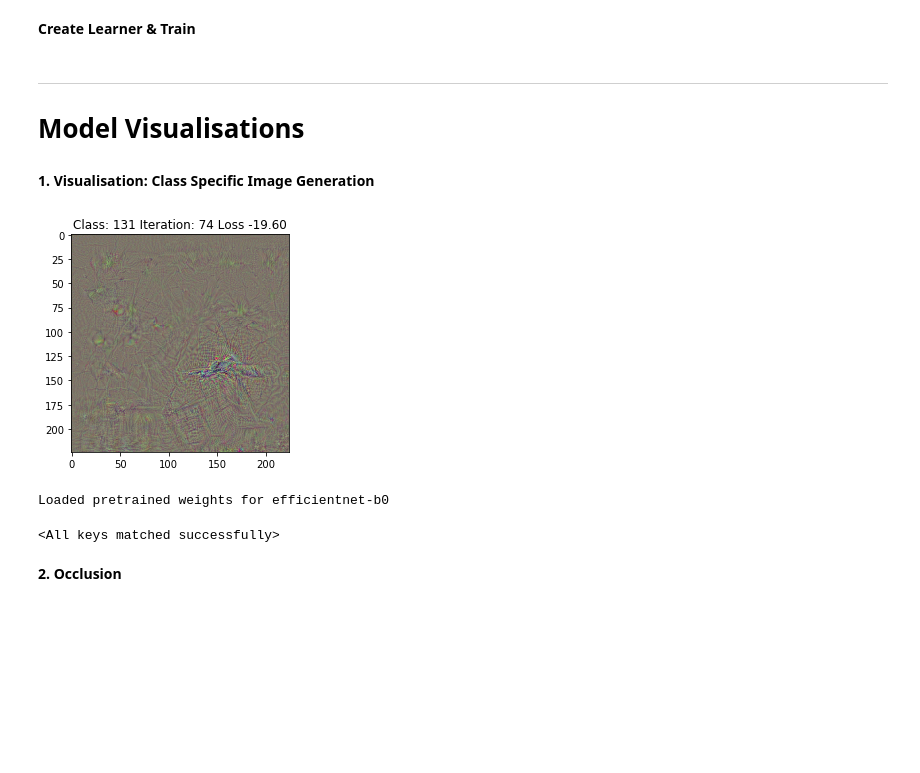
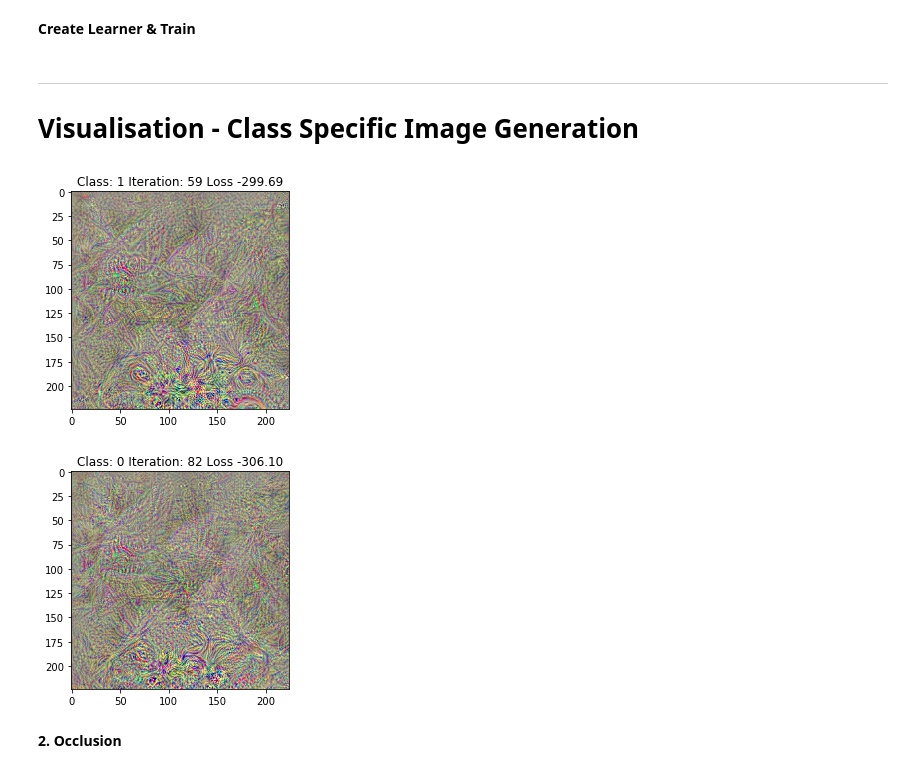
Before and after one commit to angus-mackenzie/snake-id, a Jupyter notebook: notebooks/visualisations.ipynb, the cells around one changed output. Drawn from its saved outputs; the diff is of its cells as text; code cells hidden in the pictures; blank space fills up the shorter version.

Commit message:
working visualisations

```diff
--- a/notebooks/visualisations.ipynb
+++ b/notebooks/visualisations.ipynb
@@ -162,11 +169,9 @@ Image size: 224 x 224 x Channels
 # learn.fit_one_cycle(40, max_lr=slice(lr/100,lr))  # should not use with RAdam
 
 # saved_learner = learner.save(save_learner, return_path=True) # saves model & opts, so access model with pytorch.load(...)['model']
-# %% [markdown]
------------------------------
-# Model Visualisations
 # %% [markdown]
-**1. Visualisation: Class Specific Image Generation**
+-----------------------------
+# Visualisation - Class Specific Image Generation
 # %%
 from cnn_layer_visualization import CNNLayerVisualization
 from deep_dream import DeepDream
@@ -177,5 +182,15 @@ from misc_functions import preprocess_image, recreate_image, save_image
 # %%
-def generate_class_specific_image(model, target_class, steps=75, lr=5, weight_decay=5e-3, random=False):
+def generate_class_specific_image(model, target_class, steps=100, lr=5, weight_decay=5e-3, random=False, alpha=None):
+    """
+    Based on: https://github.com/utkuozbulak/pytorch-cnn-visualizations
+
+    Optimizes an input to maximize the specified output value.
+
+    onehot = torch.zeros(output.shape)
+    onehot[0, target_class] = 1
+    class_loss = torch.functional.sum((output - 1) ** 2)
+    class_loss = torch.nn.functional.mse_loss(output, onehot)
+    """
     if random:
         processed_image = np.uint8(np.random.uniform(0, 255, (224, 224, 3)))
         processed_image = preprocess_image(processed_image, False)
@@ -186,15 +201,25 @@ def generate_class_specific_image(model, target_class, steps=75, lr=5, weight_de
     model.eval()
 
     # optimise image iteratively
-    for i in tqdm(range(steps), 'Generating Image'):
+    for i in range(steps):
         try:
             # define optimizer over the image | need to do this each time because the image is re-created
-            # optimizer = RAdam([processed_image], lr=lr, weight_decay=weight_decay)
-            optimizer = torch.optim.SGD([processed_image], lr=lr, weight_decay=weight_decay)
+            optimizer = RAdam([processed_image], lr=lr, weight_decay=weight_decay)
+#             optimizer = torch.optim.SGD([processed_image], lr=lr, weight_decay=weight_decay)
 
             # forward & get loss for specific class
             output = model(processed_image)
-            class_loss = - output[0, target_class]
+
+            if alpha is not None:
+                # maximize target, minimize others
+                # weighting the the target more than the others seems to be good
+                out_t = output[0, target_class]
+                out_s = torch.sum(output[0].clone()) / len(output[0])
+                out_s.retain_grad()
+                class_loss = (1-alpha)*out_s - alpha*out_t
+            else:
+                # this does not seem to produce as nice visualisations at the above, because it does not take into account other targets
+                class_loss = -output[0, target_class]
 
             # Optimize Step
             model.zero_grad()
@@ -213,27 +238,28 @@ def generate_class_specific_image(model, target_class, steps=75, lr=5, weight_de
             break
     return generated_image
 # %%
-# Pretrained Imagenet:
-model = EfficientNet.from_pretrained(model_name)
+# # Pretrained Imagenet:
+# model = EfficientNet.from_pretrained(model_name)
 # model = torchvision.models.resnet18(pretrained=True)
 # model = torchvision.models.alexnet(pretrained=True)
 
-# 130 - flamingo
-img = generate_class_specific_image(model, 131, lr=5, weight_decay=1e-2, random=True)
+set_random_seed(90)
+model = make_model(load=True)
+
+# 131 - flamingo
+img = generate_class_specific_image(model, 1, lr=3, weight_decay=1e-3, random=False)
 # %% [output]
-[figure, old version]
+[figure, new version]
-# %%
-# LOAD MODEL
-model = make_model()
-model.load_state_dict(torch.load(f'vanilla_b0_efficientnet/b0-trained-for-40.pth')['model'])
-
-class_spcecific_images = [
-    generate_class_specific_image(model, i, lr=5, weight_decay=1e-2, random=True)
-    for i in tqdm(range(SSIC.num_classes))
-]
-# %% [output]
-Loaded pretrained weights for efficientnet-b0
-<All keys matched successfully>
+# %%
+class_specific_images = []
+for i in tqdm(range(SSIC.num_classes)):
+    set_random_seed(90)
+    model = make_model(load=True)
+    img = generate_class_specific_image(model, i, lr=3, weight_decay=1e-3, random=False)
+    class_specific_images.append(img)
+print('DONE!')
+# %% [output]
+[figure, added]
 # %% [markdown]
 **2. Occlusion**
 # %%
```
Also changed, not shown: parts of 11 cells of this notebook, 1 other file.
